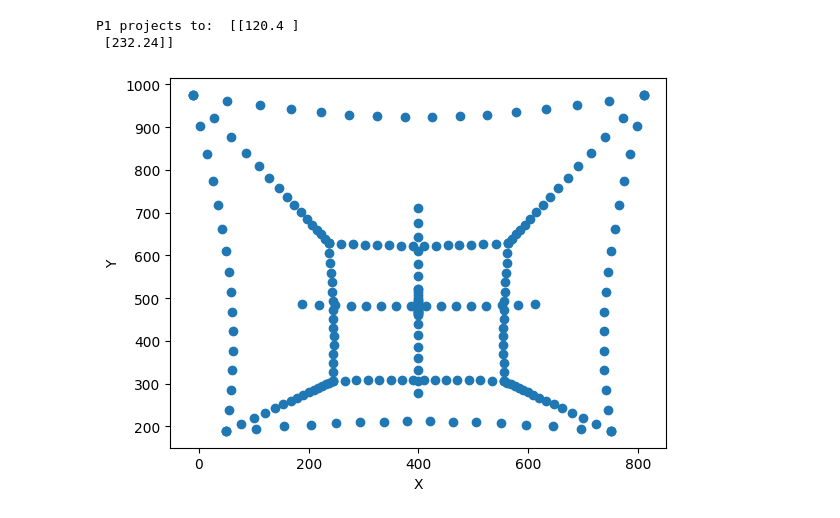
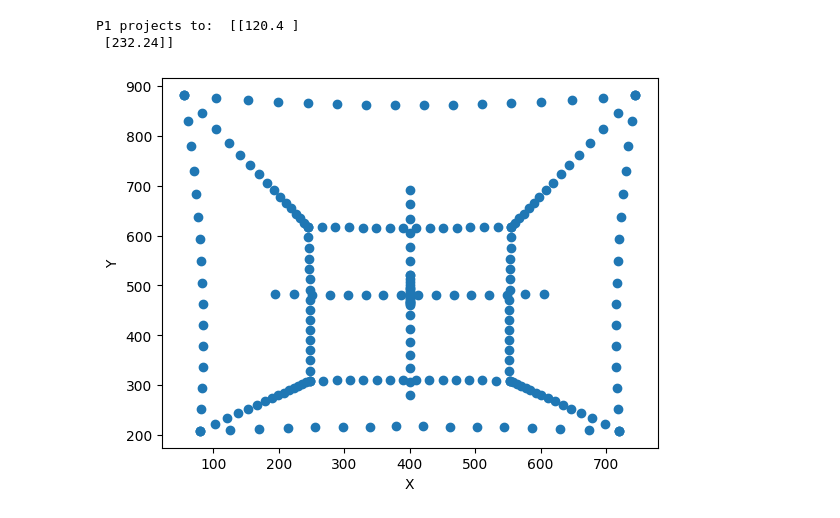
Before and after one commit to ChongchLi/02504_ComputerVision, a Jupyter notebook: Exercise/Exercise_2/Exercise_02.ipynb, the cells around one changed output. Cells and saved outputs as stored; diff of their text form; code cells hidden in the pictures.

```diff
--- a/Exercise/Exercise_2/Exercise_02.ipynb
+++ b/Exercise/Exercise_2/Exercise_02.ipynb
@@ -135,8 +135,8 @@ P1 projects to:  [[120.4 ]
  [232.24]]
 # %%
 # Pincushion distortion
-distCoeffs = [0.5]
+distCoeffs = [0.2]
 p = projectpoints_dist(K, R, t, Q, distCoeffs)
 plot_figure(p)
 # %% [output]
-[figure, old version]
+[figure, new version]
```
